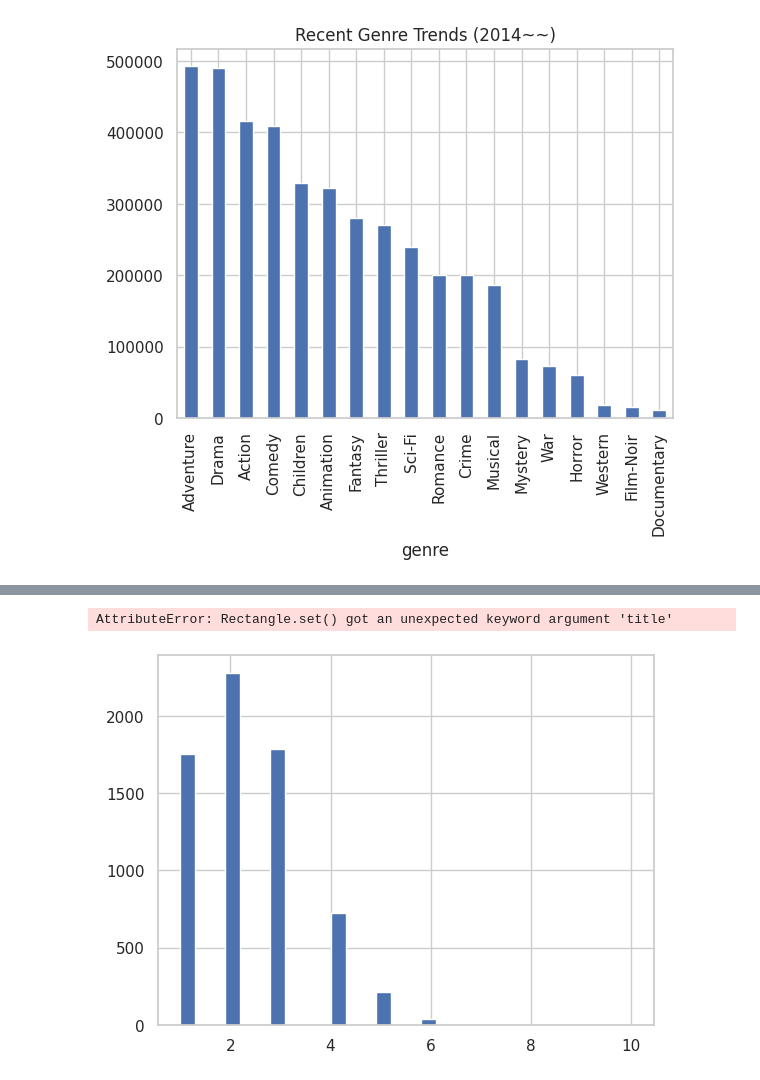
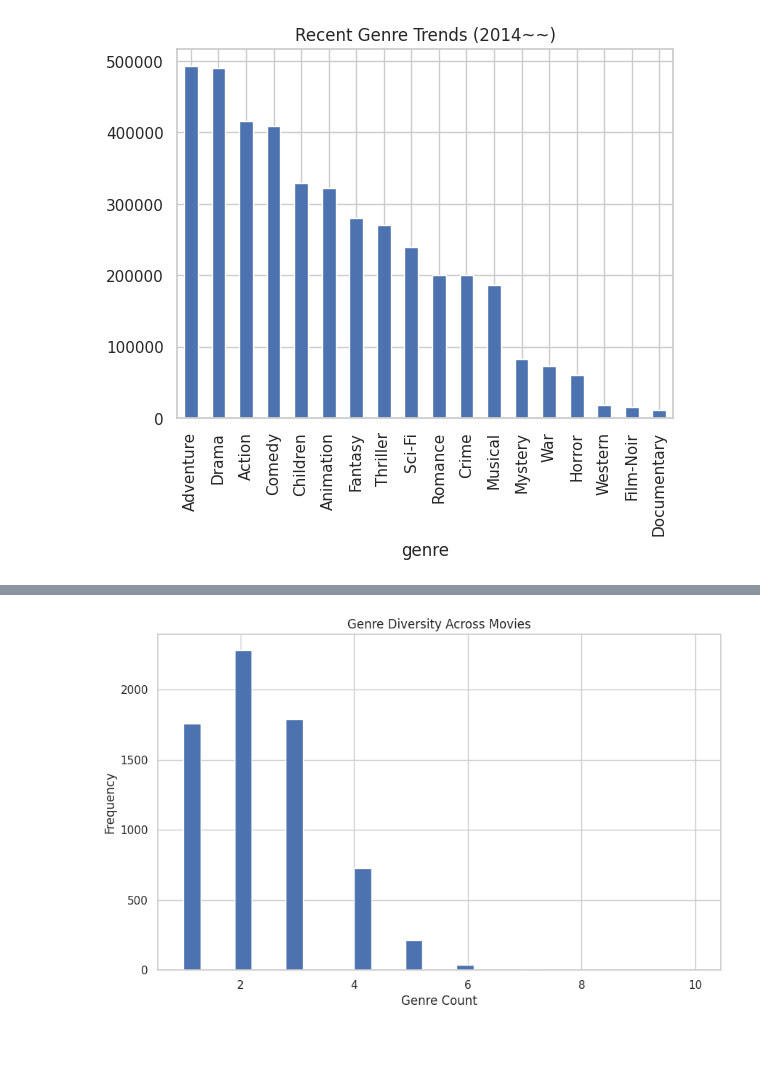
Before and after one commit to boostcampaitech7/level2-recsys-movierecommendation-recsys-08-lv3, a Jupyter notebook: src/analysis/eda_kyoungmin_1.ipynb, the cells around one changed output, grey strips where cells are left out. Saved outputs shown, nothing was run; the diff lists cells and outputs as text; code cells hidden in the pictures; blank space fills up the shorter version.

```diff
--- a/src/analysis/eda_kyoungmin_1.ipynb
+++ b/src/analysis/eda_kyoungmin_1.ipynb
@@ -955,8 +966,12 @@ recent_trends.plot(kind='bar', title='Recent Genre Trends (2014~~)')
 # %%
-# genre_gen= df_final.copy()
-# genre_gen['genre_count'] = genre_gen['genre'].apply(len)
-# genre_diversity = genre_gen.groupby('title')['genre_count'].mean()
-# genre_diversity.hist(bins=30, title='Genre Diversity Across Movies')
+genre_gen = df_final.copy()
+genre_gen['genre_count'] = genre_gen['genre'].apply(len)
+genre_diversity = genre_gen.groupby('title')['genre_count'].mean()
+genre_diversity.hist(bins=30, figsize=(10, 6))
+
+plt.title('Genre Diversity Across Movies')
+plt.xlabel('Genre Count')
+plt.ylabel('Frequency')
+plt.show()
 # %% [output]
-AttributeError: Rectangle.set() got an unexpected keyword argument 'title'
-[figure, old version]
+[figure, new version]
```
Also changed, not shown: parts of 4 cells of this notebook.
